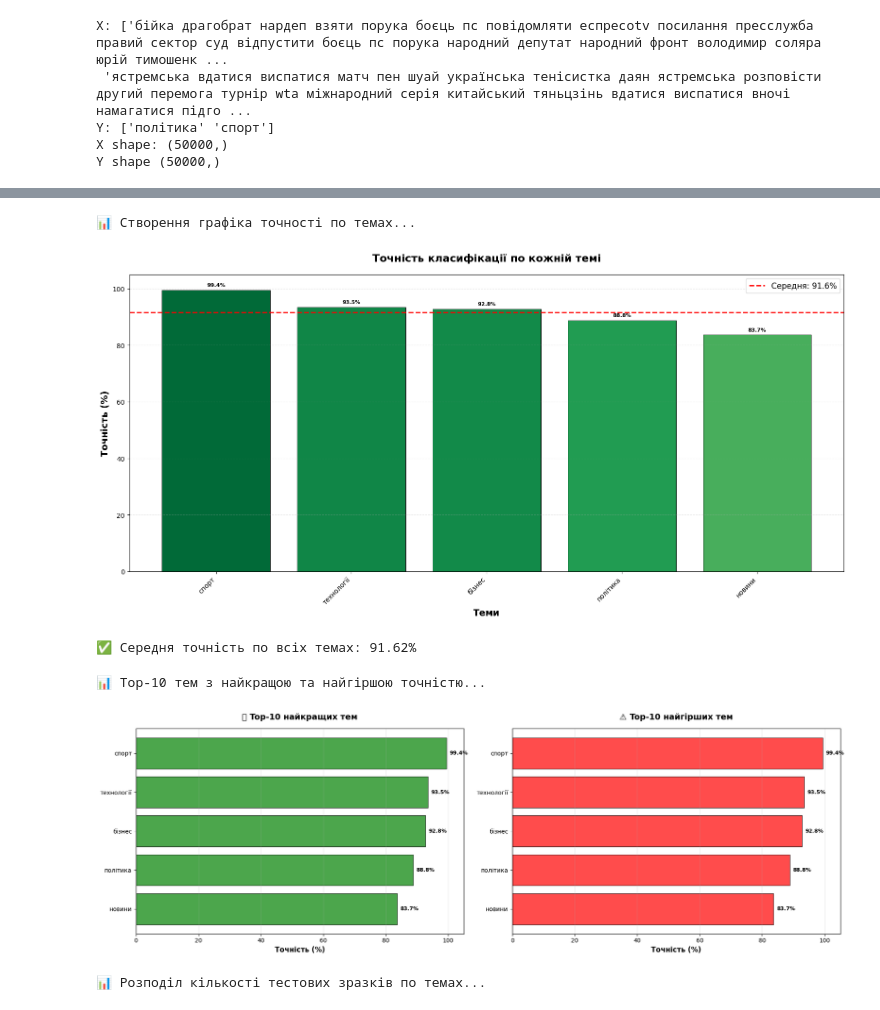
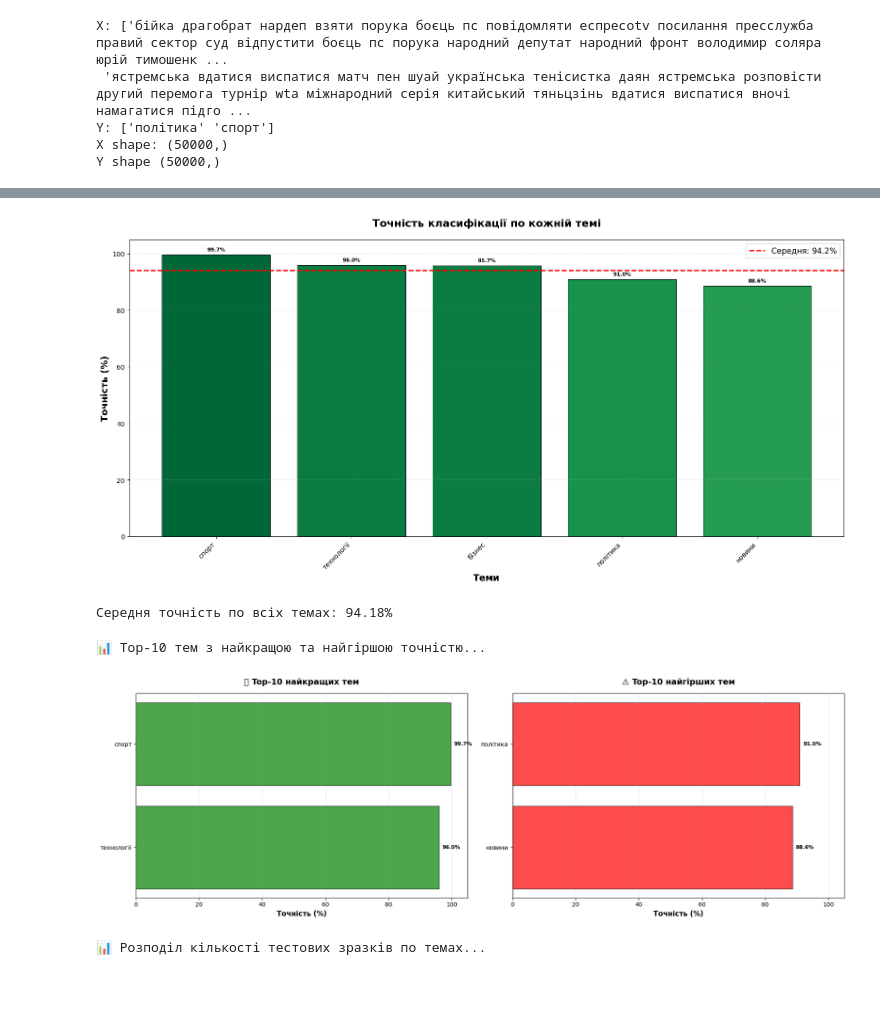
Before and after one commit to yatsenq/CourseWork, a Jupyter notebook: Models/THEME/theme_model.ipynb, the cells around one changed output, grey strips where cells are left out. Cells and saved outputs as stored; diff of their text form; code cells hidden in the pictures.

```diff
--- a/Models/THEME/theme_model.ipynb
+++ b/Models/THEME/theme_model.ipynb
@@ -13,7 +13,7 @@ from sklearn.linear_model import LogisticRegression
 from sklearn.metrics import accuracy_score, classification_report, confusion_matrix
 from sklearn.svm import LinearSVC
 # %%
-path = "C:/Users/igrew/OneDrive/Desktop/Course Work/Datasets/ua_news_test_theme.csv"
+path = "C:/Users/igrew/OneDrive/Desktop/Course Work/Datasets/theme_detector/ua_news_test_theme.csv"
 df = pd.read_csv(path)
 df = df.dropna()
 print(f"Завантажено {len(df)} записів")
@@ -50,7 +50,7 @@ Number of nans: 0
 all_text = (
     df['title'].fillna('') + ' ' +
     df['text'].fillna('') + ' ' +
-    df['tags'].fillna('').replace('|', ' ').fillna('')
+    df['tags'].fillna('').str.replace('|', ' ', regex=False)
 )
 all_text = all_text.to_frame(name='all_text')
 all_text
@@ -169,8 +169,8 @@ X shape: (50000,)
 Y shape (50000,)
 # %%
 vectorizer = TfidfVectorizer(
-    max_features=7000,
-    ngram_range=(1, 3),
+    max_features=30000,
+    ngram_range=(1, 2),
     min_df=3,
     max_df=0.9,
     sublinear_tf=True,
@@ -211,14 +211,26 @@ X_train, X_test, Y_train, Y_test = train_test_split(X, Y, test_size=0.2, stratif
 #     max_iter=1000,
 #     )
 # %%
-model_theme = LinearSVC(
+# model_theme = LinearSVC(
+#     C=0.5,
+#     loss='squared_hinge',
+#     class_weight='balanced',
+#     max_iter=3000,
+#     random_state=42,
+#     dual=False,
+#     verbose=1
+# )
+# print("Модель створено з оптимізованими параметрами")
+from sklearn.calibration import CalibratedClassifierCV
+
+svc = LinearSVC(
     C=0.5,
     loss='squared_hinge',
-    class_weight='balanced',
     max_iter=3000,
-    random_state=42,
     dual=False,
     verbose=1
 )
-print("Модель створено з оптимізованими параметрами")
+
+model_theme = CalibratedClassifierCV(svc, cv=3)
+print("Модель створено")
 # %% [output]
@@ -343,9 +356,8 @@ plt.show()
 
 print(f"Середня точність по всіх темах: {avg_accuracy:.2f}%")
 # %% [output]
+[figure, new version]
-📊 Створення графіка точності по темах...
+Середня точність по всіх темах: 94.18%
-[figure, old version]
-✅ Середня точність по всіх темах: 91.62%
 # %%
 # 2. Top-10 найкращих і найгірших тем
 print("\n📊 Top-10 тем з найкращою та найгіршою точністю...")
@@ -353,40 +365,40 @@ print("\n📊 Top-10 тем з найкращою та найгіршою точ
 fig, (ax1, ax2) = plt.subplots(1, 2, figsize=(18, 6))
 
 # Top-10 найкращих
-top_10_best = df_accuracies.head(10)
+top_10_best = df_accuracies.head(2)
 bars1 = ax1.barh(range(len(top_10_best)), top_10_best['Accuracy'], color='green', alpha=0.7, edgecolor='black')
 ax1.set_yticks(range(len(top_10_best)))
 ax1.set_yticklabels(top_10_best['Theme'], fontsize=10)
 ax1.set_xlabel('Точність (%)', fontsize=12, weight='bold')
 ax1.set_title('🏆 Top-10 найкращих тем', fontsize=14, weight='bold', pad=15)
 ax1.set_xlim(0, 105)
 ax1.grid(axis='x', alpha=0.3)
 ax1.invert_yaxis()
 
 for i, (idx, row) in enumerate(top_10_best.iterrows()):
     ax1.text(row['Accuracy'] + 1, i, f"{row['Accuracy']:.1f}%",
              va='center', fontsize=9, weight='bold')
 
 # Top-10 найгірших
-top_10_worst = df_accuracies.tail(10)
+top_10_worst = df_accuracies.tail(2)
 bars2 = ax2.barh(range(len(top_10_worst)), top_10_worst['Accuracy'], color='red', alpha=0.7, edgecolor='black')
 ax2.set_yticks(range(len(top_10_worst)))
 ax2.set_yticklabels(top_10_worst['Theme'], fontsize=10)
 ax2.set_xlabel('Точність (%)', fontsize=12, weight='bold')
 ax2.set_title('⚠️ Top-10 найгірших тем', fontsize=14, weight='bold', pad=15)
 ax2.set_xlim(0, 105)
 ax2.grid(axis='x', alpha=0.3)
 ax2.invert_yaxis()
 
 for i, (idx, row) in enumerate(top_10_worst.iterrows()):
     ax2.text(row['Accuracy'] + 1, i, f"{row['Accuracy']:.1f}%",
              va='center', fontsize=9, weight='bold')
 
 plt.tight_layout()
 plt.show()
 # %% [output]
 📊 Top-10 тем з найкращою та найгіршою точністю...
-[figure, old version]
+[figure, new version]
 # %%
 # 3. Розподіл кількості зразків по темах
 print("\n📊 Розподіл кількості тестових зразків по темах...")
```
Also changed, not shown: parts of 12 cells of this notebook, 33 other files.
